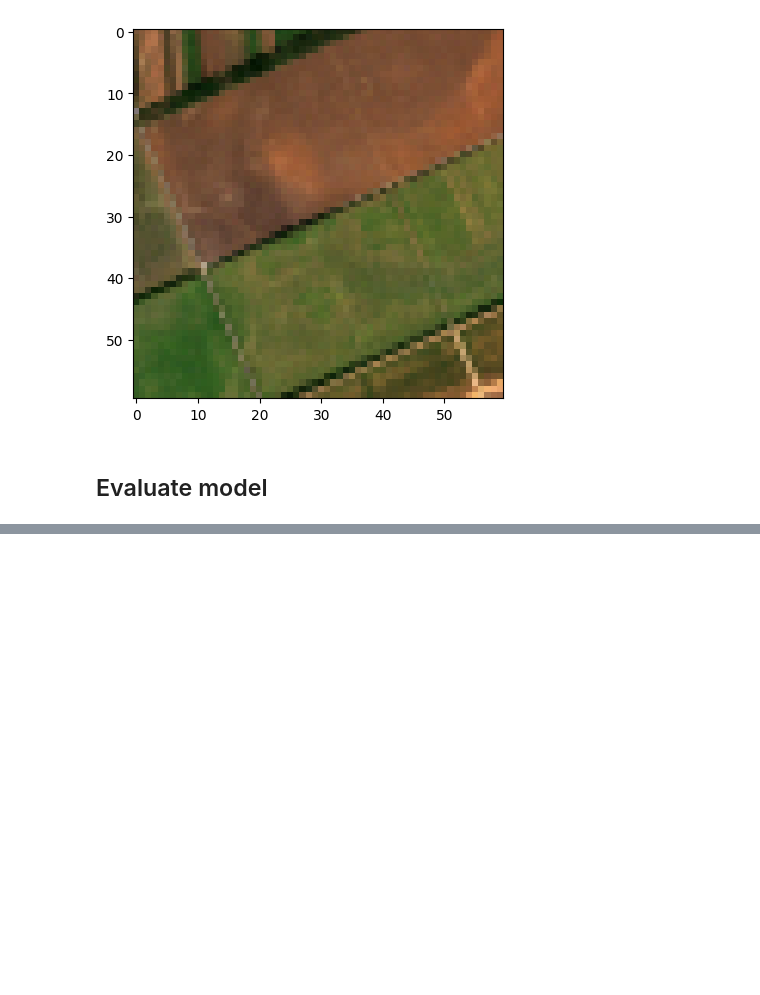
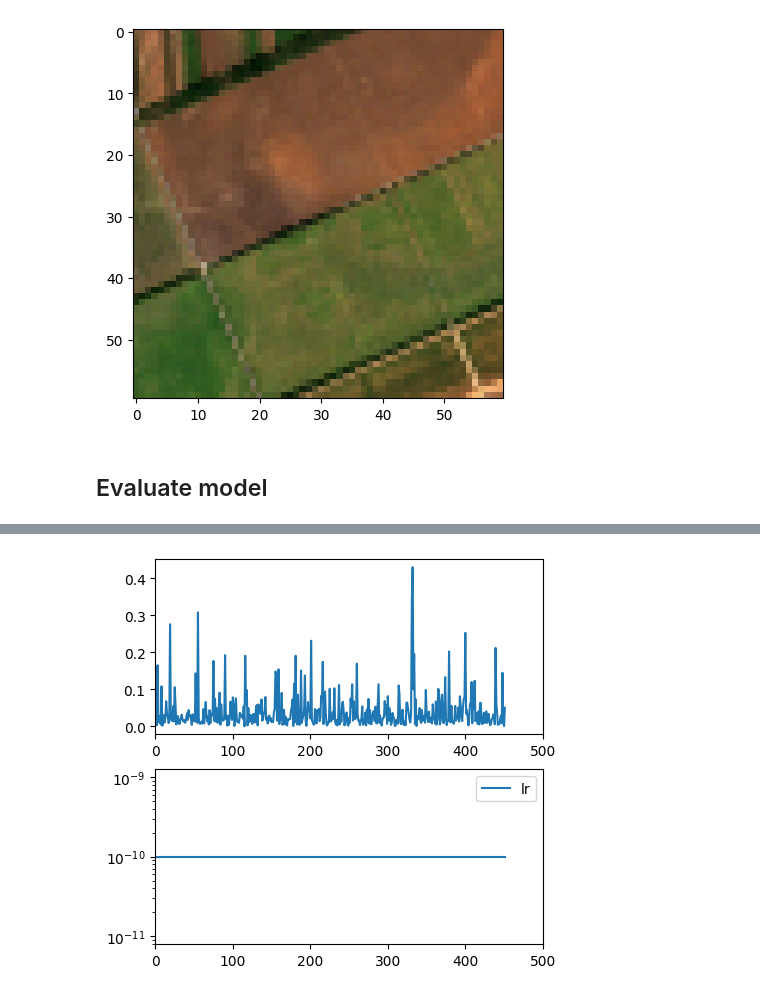
Before and after one commit to LuisCarretero/PAI-task2, a Jupyter notebook: src/dev.ipynb, the cells around one changed output, grey strips where cells are left out. Drawn from its saved outputs; the diff is of its cells as text; code cells hidden in the pictures; blank space fills up the shorter version.

```diff
--- a/src/dev.ipynb
+++ b/src/dev.ipynb
@@ -215,0 +272,12 @@ swag_inference.swag_var_weights
+# %%
+fig, [ax1, ax2] = plt.subplots(2, 1, figsize=(5, 5))
+
+ax1.plot(swag_inference.history['loss-batch'], label='loss')
+ax2.plot(swag_inference.history['lr'], label='lr')
+ax1.set_xlim(0, 500)
+ax2.set_xlim(0, 500)
+ax2.set_yscale('log')
+plt.legend()
+plt.show()
+# %% [output]
+[figure, added]
```
Also changed, not shown: parts of 7 cells of this notebook, 7 other files.
